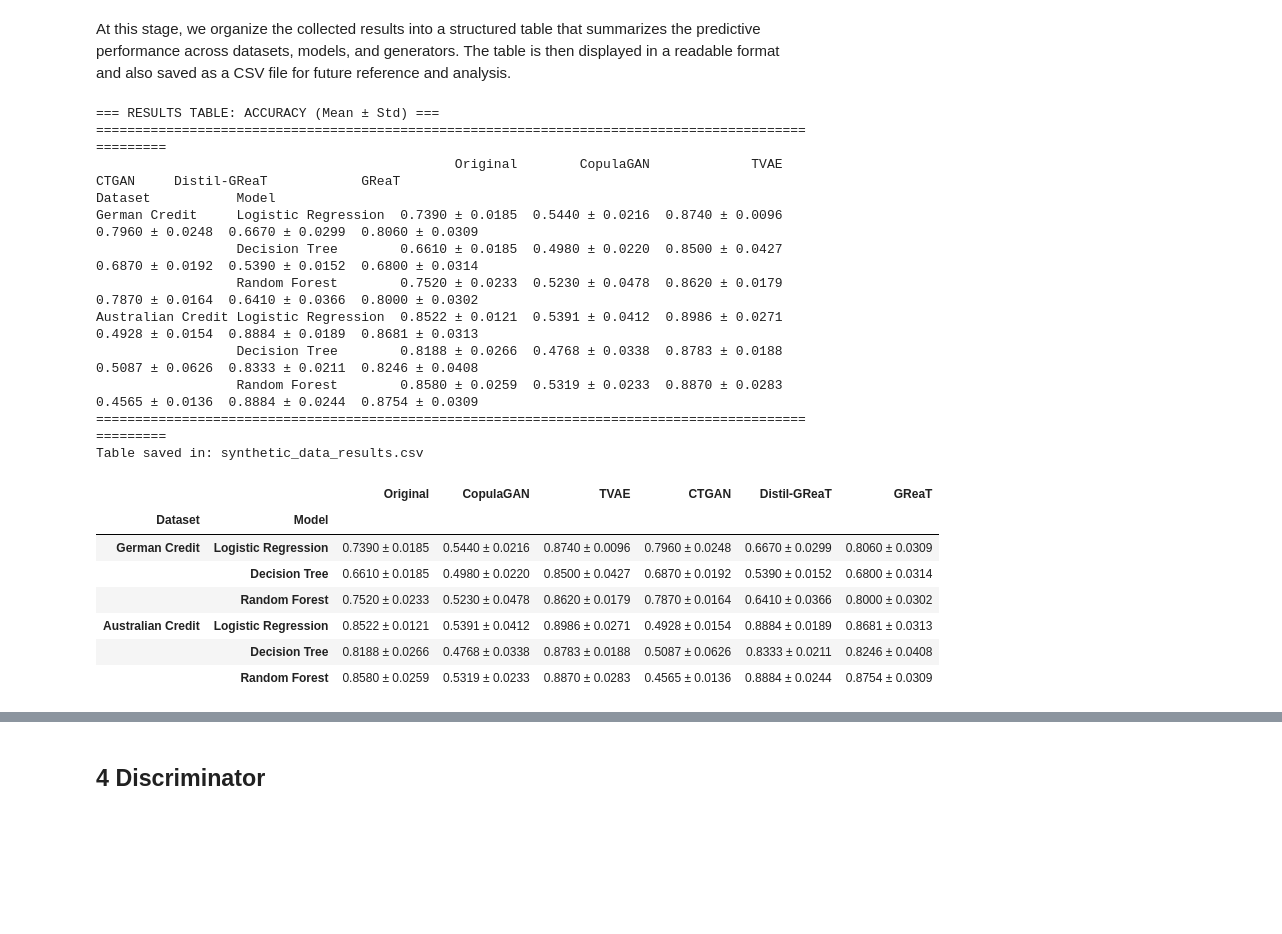
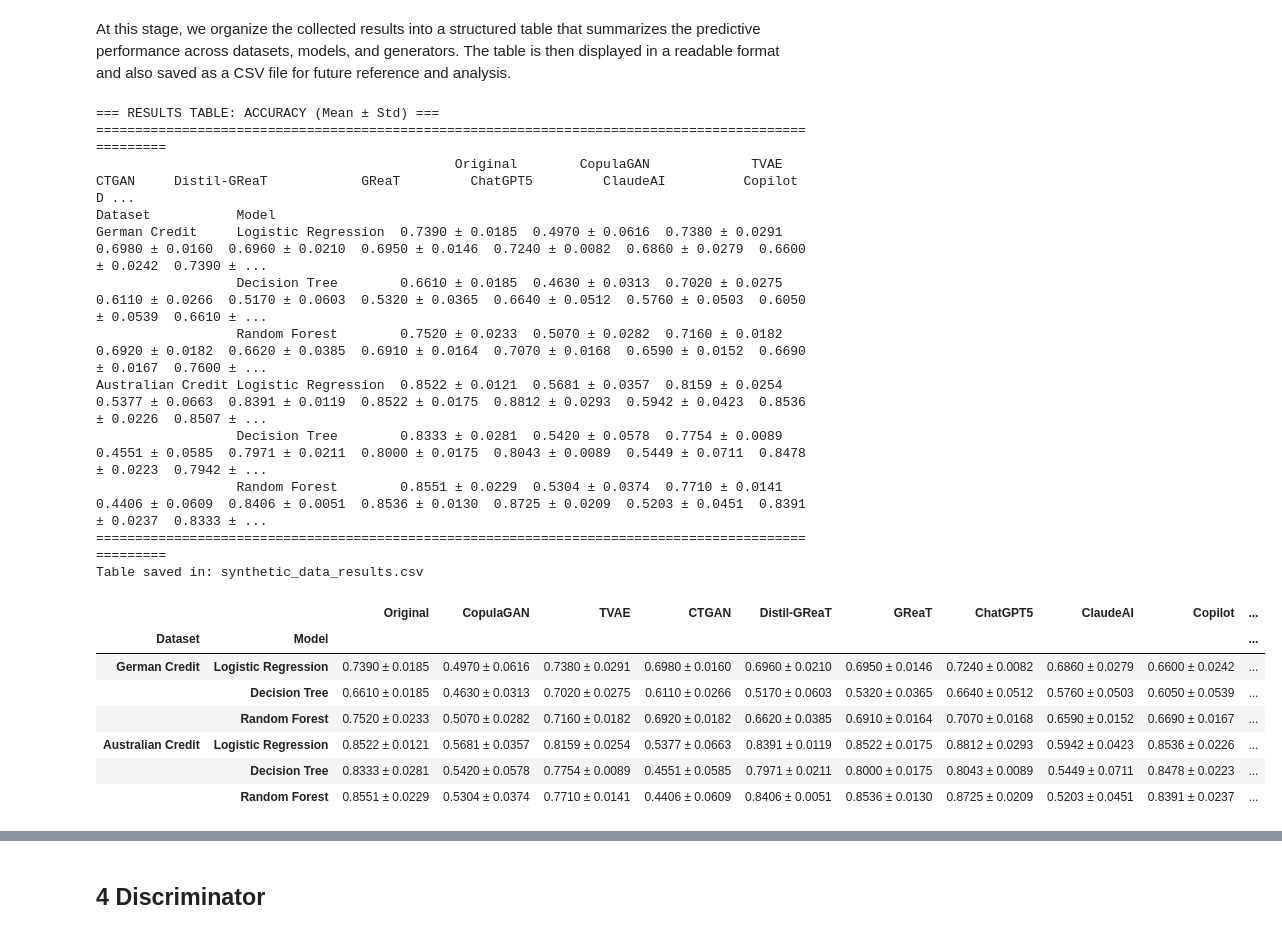
Before and after one commit to Cristyl/Application-of-generative-models-for-anonymization-and-data-augmentation, a Jupyter notebook: Final_evaluation_of_the_synthetic_data.ipynb, the cells around one changed output, grey strips where cells are left out. Cells and saved outputs as stored; diff of their text form; code cells hidden in the pictures; blank space fills up the shorter version.

```diff
--- a/Final_evaluation_of_the_synthetic_data.ipynb
+++ b/Final_evaluation_of_the_synthetic_data.ipynb
@@ -529,0 +776,7 @@ for seed in RANDOM_SEEDS:
+# %%
+for seed in RANDOM_SEEDS:
+  X_train_german, X_test_german, y_train_german, y_test_german = train_test_split(X_german, y_german, test_size=0.2, random_state=seed)
+  rf_german_GPT5_results.append(train_and_evaluate_random_forest(X_german_GPT5, y_german_GPT5, X_test_german, y_test_german, seed))
+
+  X_train_australian, X_test_australian, y_train_australian, y_test_australian = train_test_split(X_australian, y_australian, test_size=0.2, random_state=seed)
+  rf_australian_GPT5_results.append(train_and_evaluate_random_forest(X_australian_GPT5, y_australian_GPT5, X_test_australian, y_test_australian, seed))
@@ -529,0 +785,7 @@ for seed in RANDOM_SEEDS:
+# %%
+for seed in RANDOM_SEEDS:
+  X_train_german, X_test_german, y_train_german, y_test_german = train_test_split(X_german, y_german, test_size=0.2, random_state=seed)
+  rf_german_Sonnet4_5_results.append(train_and_evaluate_random_forest(X_german_Sonnet4_5, y_german_Sonnet4_5, X_test_german, y_test_german, seed))
+
+  X_train_australian, X_test_australian, y_train_australian, y_test_australian = train_test_split(X_australian, y_australian, test_size=0.2, random_state=seed)
+  rf_australian_Sonnet4_5_results.append(train_and_evaluate_random_forest(X_australian_Sonnet4_5, y_australian_Sonnet4_5, X_test_australian, y_test_australian, seed))
@@ -529,0 +794,7 @@ for seed in RANDOM_SEEDS:
+# %%
+for seed in RANDOM_SEEDS:
+  X_train_german, X_test_german, y_train_german, y_test_german = train_test_split(X_german, y_german, test_size=0.2, random_state=seed)
+  rf_german_Copilot_results.append(train_and_evaluate_random_forest(X_german_Copilot, y_german_Copilot, X_test_german, y_test_german, seed))
+
+  X_train_australian, X_test_australian, y_train_australian, y_test_australian = train_test_split(X_australian, y_australian, test_size=0.2, random_state=seed)
+  rf_australian_Copilot_results.append(train_and_evaluate_random_forest(X_australian_Copilot, y_australian_Copilot, X_test_australian, y_test_australian, seed))
@@ -530,3 +803,9 @@ for seed in RANDOM_SEEDS:
+# %%
+X_train_german, X_test_german, y_train_german, y_test_german = train_test_split(X_german, y_german, test_size=0.2, random_state=seed)
+rf_german_Deepseek_results.append(train_and_evaluate_random_forest(X_german_Deepseek, y_german_Deepseek, X_test_german, y_test_german, seed))
+
+X_train_australian, X_test_australian, y_train_australian, y_test_australian = train_test_split(X_australian, y_australian, test_size=0.2, random_state=seed)
+rf_australian_Deepseek_results.append(train_and_evaluate_random_forest(X_australian_Deepseek, y_australian_Deepseek, X_test_australian, y_test_australian, seed))
 # %% [markdown]
 ### Results
 # %% [markdown]
@@ -534,45 +813,51 @@ At this stage, we organize the collected results into a structured table that su
 # %%
 results_table = organize_results_for_table(
     #German Credit results
     lr_german_original_results, lr_german_CopulaGAN_results, lr_german_TVAE_results,
     lr_german_CTGAN_results, lr_german_distil_GReaT_results, lr_german_GReaT_results,
+    lr_german_GPT5_results, lr_german_Sonnet4_5_results, lr_german_Copilot_results, lr_german_Deepseek_results,
     dt_german_original_results, dt_german_CopulaGAN_results, dt_german_TVAE_results,
     dt_german_CTGAN_results, dt_german_distil_GReaT_results, dt_german_GReaT_results,
+    dt_german_GPT5_results, dt_german_Sonnet4_5_results, dt_german_Copilot_results, dt_german_Deepseek_results,
     rf_german_original_results, rf_german_CopulaGAN_results, rf_german_TVAE_results,
     rf_german_CTGAN_results, rf_german_distil_GReaT_results, rf_german_GReaT_results,
+    rf_german_GPT5_results, rf_german_Sonnet4_5_results, rf_german_Copilot_results, rf_german_Deepseek_results,
 
     #Australian Credit results
     lr_australian_original_results, lr_australian_CopulaGAN_results, lr_australian_TVAE_results,
     lr_australian_CTGAN_results, lr_australian_distil_GReaT_results, lr_australian_GReaT_results,
+    lr_australian_GPT5_results, lr_australian_Sonnet4_5_results, lr_australian_Copilot_results, lr_australian_Deepseek_results,
     dt_australian_original_results, dt_australian_CopulaGAN_results, dt_australian_TVAE_results,
     dt_australian_CTGAN_results, dt_australian_distil_GReaT_results, dt_australian_GReaT_results,
+    dt_australian_GPT5_results, dt_australian_Sonnet4_5_results, dt_australian_Copilot_results, dt_australian_Deepseek_results,
     rf_australian_original_results, rf_australian_CopulaGAN_results, rf_australian_TVAE_results,
     rf_australian_CTGAN_results, rf_australian_distil_GReaT_results, rf_australian_GReaT_results,
+    rf_australian_GPT5_results, rf_australian_Sonnet4_5_results, rf_australian_Copilot_results, rf_australian_Deepseek_results
 )
 
 display_formatted_table(results_table)
 
 save_results_table(results_table, "synthetic_data_results.csv")
 
 display(results_table)
 # %% [output]
 === RESULTS TABLE: ACCURACY (Mean ± Std) ===
 ====================================================================================================
-                                              Original        CopulaGAN             TVAE            CTGAN     Distil-GReaT            GReaT
+                                              Original        CopulaGAN             TVAE            CTGAN     Distil-GReaT            GReaT         ChatGPT5         ClaudeAI          Copilot         D ...
 Dataset           Model
-German Credit     Logistic Regression  0.7390 ± 0.0185  0.5440 ± 0.0216  0.8740 ± 0.0096  0.7960 ± 0.0248  0.6670 ± 0.0299  0.8060 ± 0.0309
-                  Decision Tree        0.6610 ± 0.0185  0.4980 ± 0.0220  0.8500 ± 0.0427  0.6870 ± 0.0192  0.5390 ± 0.0152  0.6800 ± 0.0314
-                  Random Forest        0.7520 ± 0.0233  0.5230 ± 0.0478  0.8620 ± 0.0179  0.7870 ± 0.0164  0.6410 ± 0.0366  0.8000 ± 0.0302
-Australian Credit Logistic Regression  0.8522 ± 0.0121  0.5391 ± 0.0412  0.8986 ± 0.0271  0.4928 ± 0.0154  0.8884 ± 0.0189  0.8681 ± 0.0313
-                  Decision Tree        0.8188 ± 0.0266  0.4768 ± 0.0338  0.8783 ± 0.0188  0.5087 ± 0.0626  0.8333 ± 0.0211  0.8246 ± 0.0408
-                  Random Forest        0.8580 ± 0.0259  0.5319 ± 0.0233  0.8870 ± 0.0283  0.4565 ± 0.0136  0.8884 ± 0.0244  0.8754 ± 0.0309
+German Credit     Logistic Regression  0.7390 ± 0.0185  0.4970 ± 0.0616  0.7380 ± 0.0291  0.6980 ± 0.0160  0.6960 ± 0.0210  0.6950 ± 0.0146  0.7240 ± 0.0082  0.6860 ± 0.0279  0.6600 ± 0.0242  0.7390 ± ...
+                  Decision Tree        0.6610 ± 0.0185  0.4630 ± 0.0313  0.7020 ± 0.0275  0.6110 ± 0.0266  0.5170 ± 0.0603  0.5320 ± 0.0365  0.6640 ± 0.0512  0.5760 ± 0.0503  0.6050 ± 0.0539  0.6610 ± ...
+                  Random Forest        0.7520 ± 0.0233  0.5070 ± 0.0282  0.7160 ± 0.0182  0.6920 ± 0.0182  0.6620 ± 0.0385  0.6910 ± 0.0164  0.7070 ± 0.0168  0.6590 ± 0.0152  0.6690 ± 0.0167  0.7600 ± ...
+Australian Credit Logistic Regression  0.8522 ± 0.0121  0.5681 ± 0.0357  0.8159 ± 0.0254  0.5377 ± 0.0663  0.8391 ± 0.0119  0.8522 ± 0.0175  0.8812 ± 0.0293  0.5942 ± 0.0423  0.8536 ± 0.0226  0.8507 ± ...
+                  Decision Tree        0.8333 ± 0.0281  0.5420 ± 0.0578  0.7754 ± 0.0089  0.4551 ± 0.0585  0.7971 ± 0.0211  0.8000 ± 0.0175  0.8043 ± 0.0089  0.5449 ± 0.0711  0.8478 ± 0.0223  0.7942 ± ...
+                  Random Forest        0.8551 ± 0.0229  0.5304 ± 0.0374  0.7710 ± 0.0141  0.4406 ± 0.0609  0.8406 ± 0.0051  0.8536 ± 0.0130  0.8725 ± 0.0209  0.5203 ± 0.0451  0.8391 ± 0.0237  0.8333 ± ...
 ====================================================================================================
 Table saved in: synthetic_data_results.csv
-|  |  | Original | CopulaGAN | TVAE | CTGAN | Distil-GReaT | GReaT |
-| Dataset | Model |  |  |  |  |  |  |
-| German Credit | Logistic Regression | 0.7390 ± 0.0185 | 0.5440 ± 0.0216 | 0.8740 ± 0.0096 | 0.7960 ± 0.0248 | 0.6670 ± 0.0299 | 0.8060 ± 0.0309 |
-|  | Decision Tree | 0.6610 ± 0.0185 | 0.4980 ± 0.0220 | 0.8500 ± 0.0427 | 0.6870 ± 0.0192 | 0.5390 ± 0.0152 | 0.6800 ± 0.0314 |
-|  | Random Forest | 0.7520 ± 0.0233 | 0.5230 ± 0.0478 | 0.8620 ± 0.0179 | 0.7870 ± 0.0164 | 0.6410 ± 0.0366 | 0.8000 ± 0.0302 |
-| Australian Credit | Logistic Regression | 0.8522 ± 0.0121 | 0.5391 ± 0.0412 | 0.8986 ± 0.0271 | 0.4928 ± 0.0154 | 0.8884 ± 0.0189 | 0.8681 ± 0.0313 |
-|  | Decision Tree | 0.8188 ± 0.0266 | 0.4768 ± 0.0338 | 0.8783 ± 0.0188 | 0.5087 ± 0.0626 | 0.8333 ± 0.0211 | 0.8246 ± 0.0408 |
-|  | Random Forest | 0.8580 ± 0.0259 | 0.5319 ± 0.0233 | 0.8870 ± 0.0283 | 0.4565 ± 0.0136 | 0.8884 ± 0.0244 | 0.8754 ± 0.0309 |
+|  |  | Original | CopulaGAN | TVAE | CTGAN | Distil-GReaT | GReaT | ChatGPT5 | ClaudeAI | Copilot | ... |
+| Dataset | Model |  |  |  |  |  |  |  |  |  | ... |
+| German Credit | Logistic Regression | 0.7390 ± 0.0185 | 0.4970 ± 0.0616 | 0.7380 ± 0.0291 | 0.6980 ± 0.0160 | 0.6960 ± 0.0210 | 0.6950 ± 0.0146 | 0.7240 ± 0.0082 | 0.6860 ± 0.0279 | 0.6600 ± 0.0242 | ... |
+|  | Decision Tree | 0.6610 ± 0.0185 | 0.4630 ± 0.0313 | 0.7020 ± 0.0275 | 0.6110 ± 0.0266 | 0.5170 ± 0.0603 | 0.5320 ± 0.0365 | 0.6640 ± 0.0512 | 0.5760 ± 0.0503 | 0.6050 ± 0.0539 | ... |
+|  | Random Forest | 0.7520 ± 0.0233 | 0.5070 ± 0.0282 | 0.7160 ± 0.0182 | 0.6920 ± 0.0182 | 0.6620 ± 0.0385 | 0.6910 ± 0.0164 | 0.7070 ± 0.0168 | 0.6590 ± 0.0152 | 0.6690 ± 0.0167 | ... |
+| Australian Credit | Logistic Regression | 0.8522 ± 0.0121 | 0.5681 ± 0.0357 | 0.8159 ± 0.0254 | 0.5377 ± 0.0663 | 0.8391 ± 0.0119 | 0.8522 ± 0.0175 | 0.8812 ± 0.0293 | 0.5942 ± 0.0423 | 0.8536 ± 0.0226 | ... |
+|  | Decision Tree | 0.8333 ± 0.0281 | 0.5420 ± 0.0578 | 0.7754 ± 0.0089 | 0.4551 ± 0.0585 | 0.7971 ± 0.0211 | 0.8000 ± 0.0175 | 0.8043 ± 0.0089 | 0.5449 ± 0.0711 | 0.8478 ± 0.0223 | ... |
+|  | Random Forest | 0.8551 ± 0.0229 | 0.5304 ± 0.0374 | 0.7710 ± 0.0141 | 0.4406 ± 0.0609 | 0.8406 ± 0.0051 | 0.8536 ± 0.0130 | 0.8725 ± 0.0209 | 0.5203 ± 0.0451 | 0.8391 ± 0.0237 | ... |
```
Also changed, not shown: parts of 124 cells of this notebook.
